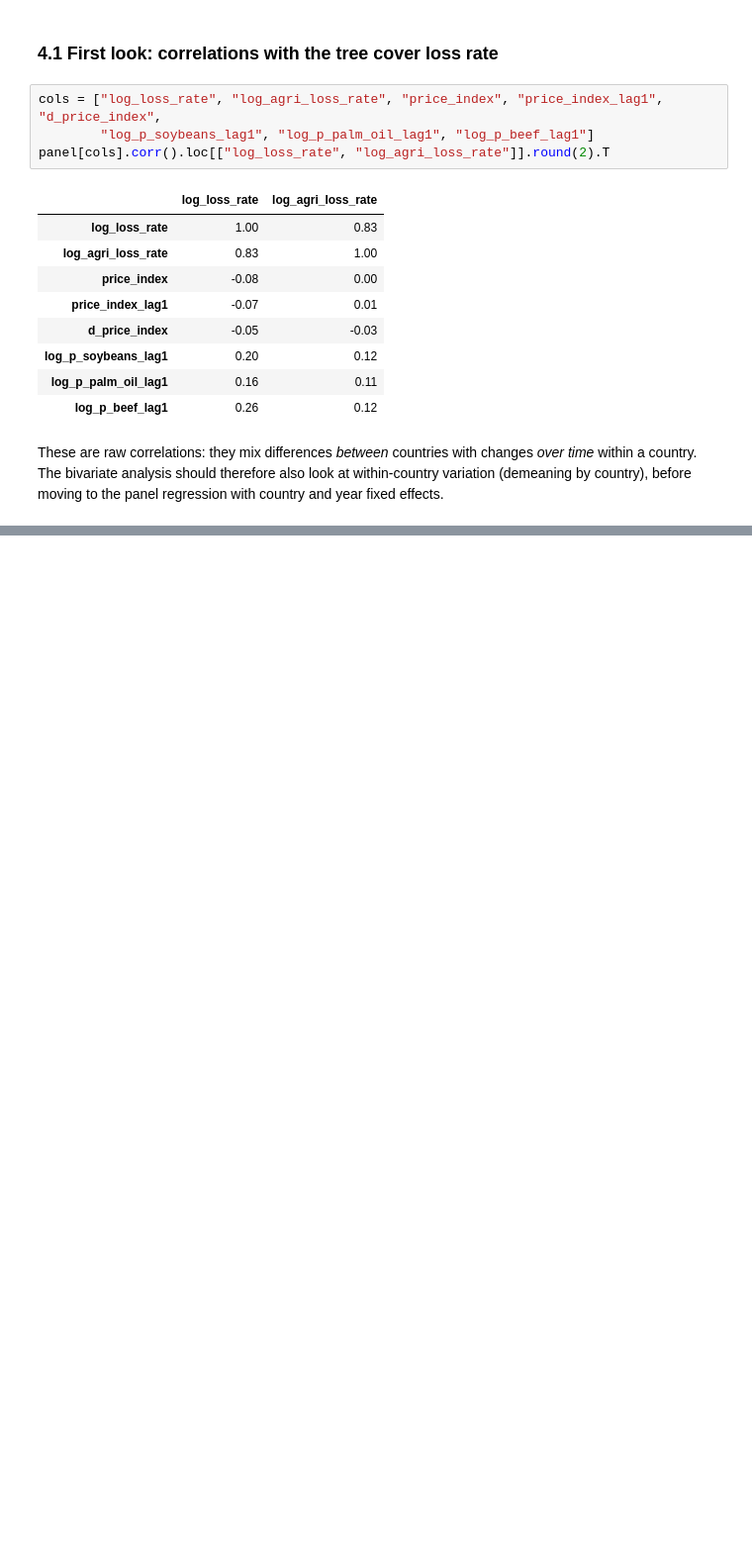
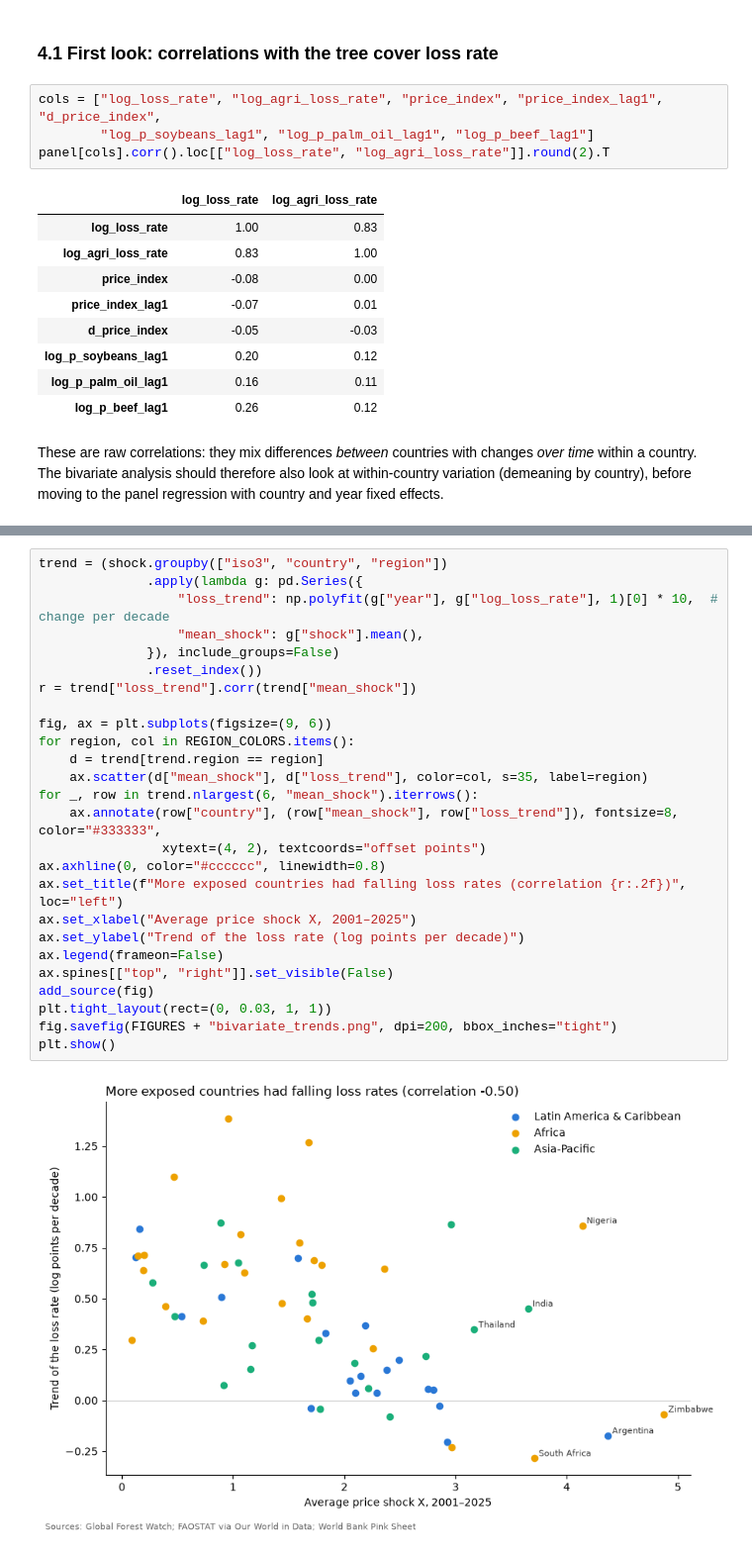
Before and after one commit to AndrewEberhardt/DataScienceProject, a Jupyter notebook: notebooks/2-Bivariate-Data.ipynb, the cells around one changed output, grey strips where cells are left out. Shown at 99% size. Saved outputs shown, nothing was run; the diff lists cells and outputs as text; blank space fills up the shorter version.

```diff
--- a/notebooks/2-Bivariate-Data.ipynb
+++ b/notebooks/2-Bivariate-Data.ipynb
@@ -243,0 +391,28 @@ The bivariate analysis should therefore also look at within-country variation (d
+# %%
+trend = (shock.groupby(["iso3", "country", "region"])
+              .apply(lambda g: pd.Series({
+                  "loss_trend": np.polyfit(g["year"], g["log_loss_rate"], 1)[0] * 10,  # change per decade
+                  "mean_shock": g["shock"].mean(),
+              }), include_groups=False)
+              .reset_index())
+r = trend["loss_trend"].corr(trend["mean_shock"])
+
+fig, ax = plt.subplots(figsize=(9, 6))
+for region, col in REGION_COLORS.items():
+    d = trend[trend.region == region]
+    ax.scatter(d["mean_shock"], d["loss_trend"], color=col, s=35, label=region)
+for _, row in trend.nlargest(6, "mean_shock").iterrows():
+    ax.annotate(row["country"], (row["mean_shock"], row["loss_trend"]), fontsize=8, color="#333333",
+                xytext=(4, 2), textcoords="offset points")
+ax.axhline(0, color="#cccccc", linewidth=0.8)
+ax.set_title(f"More exposed countries had falling loss rates (correlation {r:.2f})", loc="left")
+ax.set_xlabel("Average price shock X, 2001–2025")
+ax.set_ylabel("Trend of the loss rate (log points per decade)")
+ax.legend(frameon=False)
+ax.spines[["top", "right"]].set_visible(False)
+add_source(fig)
+plt.tight_layout(rect=(0, 0.03, 1, 1))
+fig.savefig(FIGURES + "bivariate_trends.png", dpi=200, bbox_inches="tight")
+plt.show()
+# %% [output]
+[figure, added]
```
Also changed, not shown: parts of 18 cells of this notebook, 7 other files.
